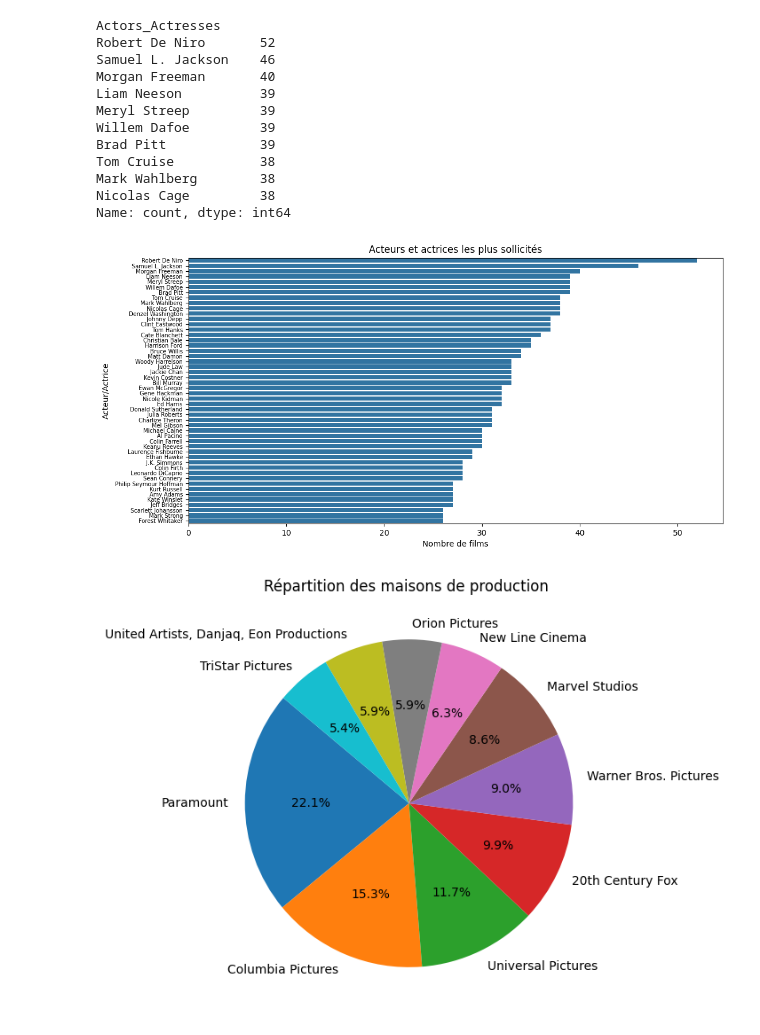
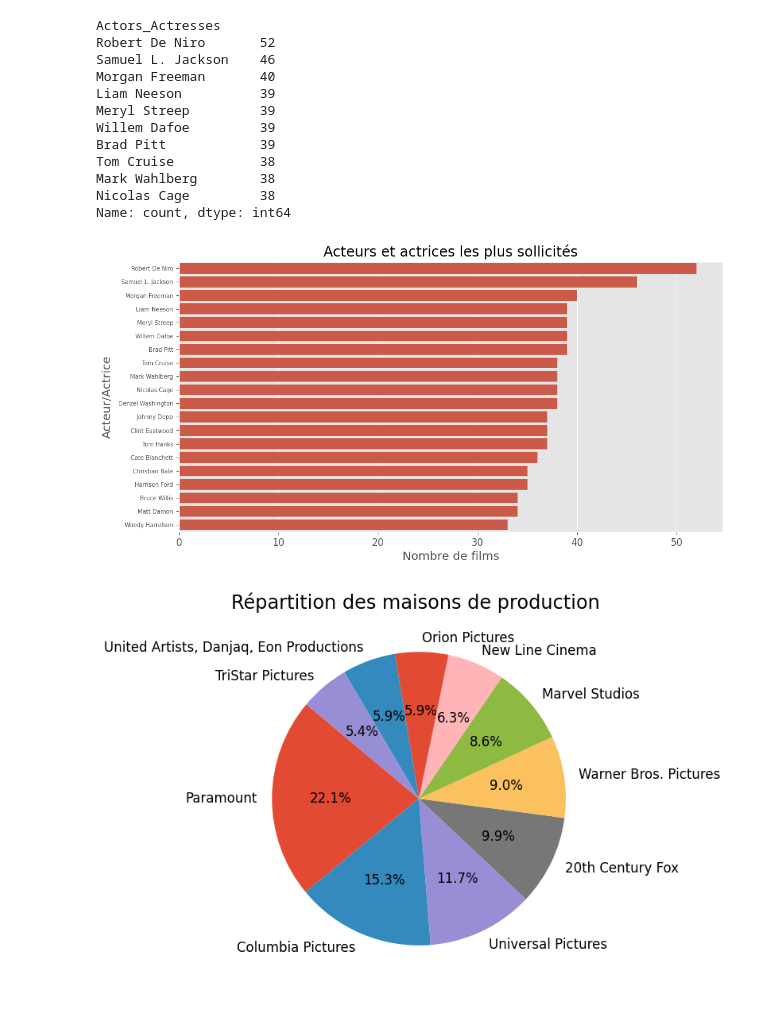
Before and after one commit to Patrick-NII/Projet-Data-IA, a Jupyter notebook: Merged_all_tables/merged_all_tables.ipynb, the cells around one changed output. Cells and saved outputs as stored; diff of their text form; code cells hidden in the pictures.

```diff
--- a/Merged_all_tables/merged_all_tables.ipynb
+++ b/Merged_all_tables/merged_all_tables.ipynb
@@ -8,6 +10,10 @@ from sklearn.cluster import KMeans
 from sklearn.metrics import silhouette_score
 from mpl_toolkits.mplot3d import Axes3D
 import plotly.graph_objects as go
+# %%
+plt.style.use('ggplot')
+plt.rcParams['figure.figsize'] = (12, 8)
+plt.rcParams['font.size'] = 12
 # %%
 df_merged = pd.read_csv('D:\\Projo\\Projet-Data-IA\\Merged_all_tables\\merged_final.csv', sep=',')
 # %%
@@ -248,17 +227,17 @@ Name: count, dtype: int64
 # %%
 # Diagramme en barres pour les acteurs les plus sollicités
 plt.figure(figsize=(12, 6))
-sns.barplot(x=count_actors.head(50).values, y=count_actors.head(50).index)
+sns.barplot(x=count_actors.head(20).values, y=count_actors.head(20).index)
 plt.title('Acteurs et actrices les plus sollicités')
 plt.xlabel('Nombre de films')
 plt.ylabel('Acteur/Actrice')
 plt.tick_params(axis='y', labelsize=7)
 plt.show()
 
 
-# TRIER LES ACTEURS PAR NOMBRE DE FILMS LES PLUS SOLICITES ET LES ANNÉES DE LEURS FILMS
+# TRIER LES ACTEURS PAR NOMBRE DE FILMS LES PLUS SOLICITES ET LES ANNÉES
 # %% [output]
-[figure, old version]
+[figure, new version]
 # %%
 # Compagnies de production les plus populaires
 # les réalisateurs les plus sollicités
@@ -270,4 +249,4 @@ plt.pie(top_directors, labels=top_directors.index, autopct='%1.1f%%', startangle
 plt.title('Répartition des maisons de production ')
 plt.show()
 # %% [output]
-[figure, old version]
+[figure, new version]
```
Also changed, not shown: parts of 20 cells of this notebook.
